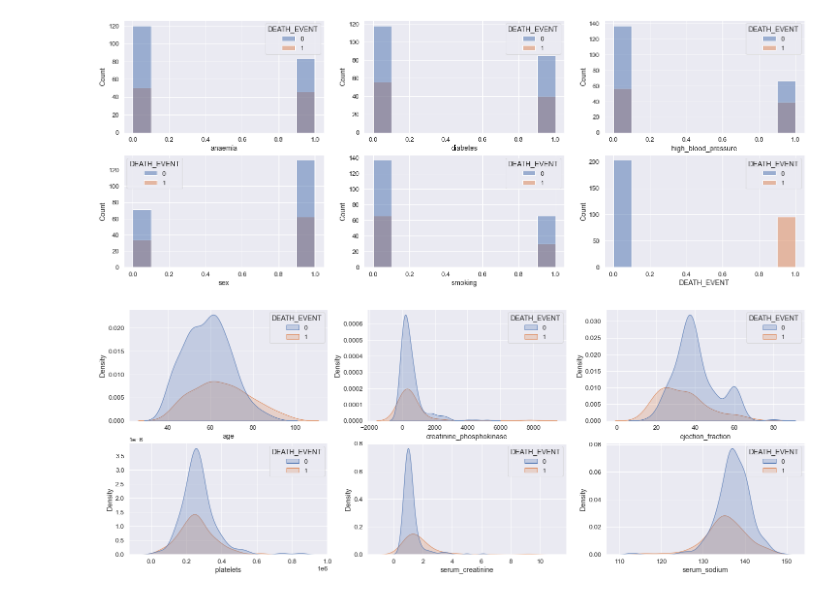
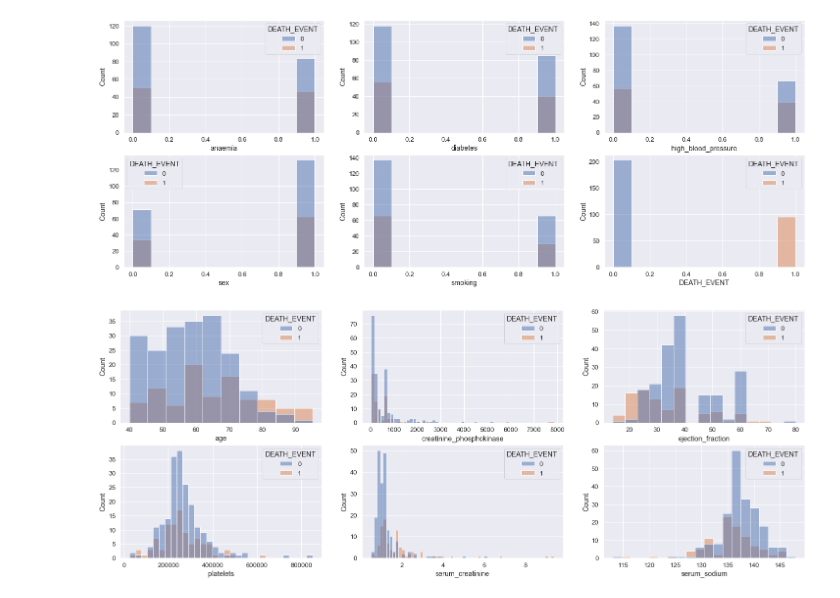
Before and after one commit to JaviCeRodriguez/Heart-Failure-ML, a Jupyter notebook: limpieza_y_gen_traintest.ipynb, the cells around one changed output. Cells and saved outputs as stored; diff of their text form; code cells hidden in the pictures.

```diff
--- a/limpieza_y_gen_traintest.ipynb
+++ b/limpieza_y_gen_traintest.ipynb
@@ -45,8 +65,8 @@ for idx,feature in enumerate(props_binarias):
 # %%
 sns.set(font_scale = 1.2)
 plt.figure(figsize=(25, 60))
 for idx,feature in enumerate(props_continuas):
     plt.subplot(df_cleaned.shape[1],3,idx+1)
-    sns.kdeplot(data=df_cleaned,x=df_cleaned[feature],hue="DEATH_EVENT",shade="fill")
+    sns.histplot(data=df_cleaned,x=df_cleaned[feature],hue="DEATH_EVENT")
 # %% [output]
-[figure, old version]
+[figure, new version]
```
Also changed, not shown: parts of 5 cells of this notebook.
